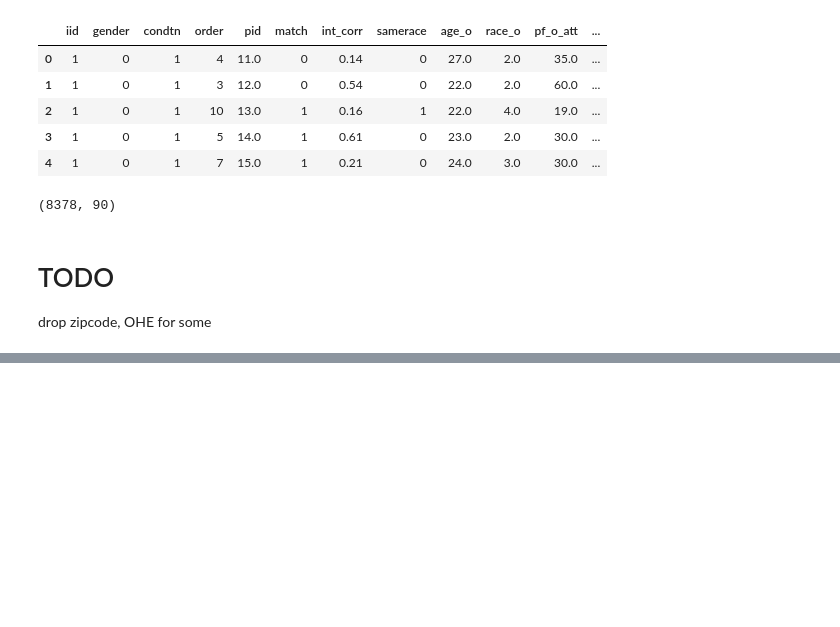
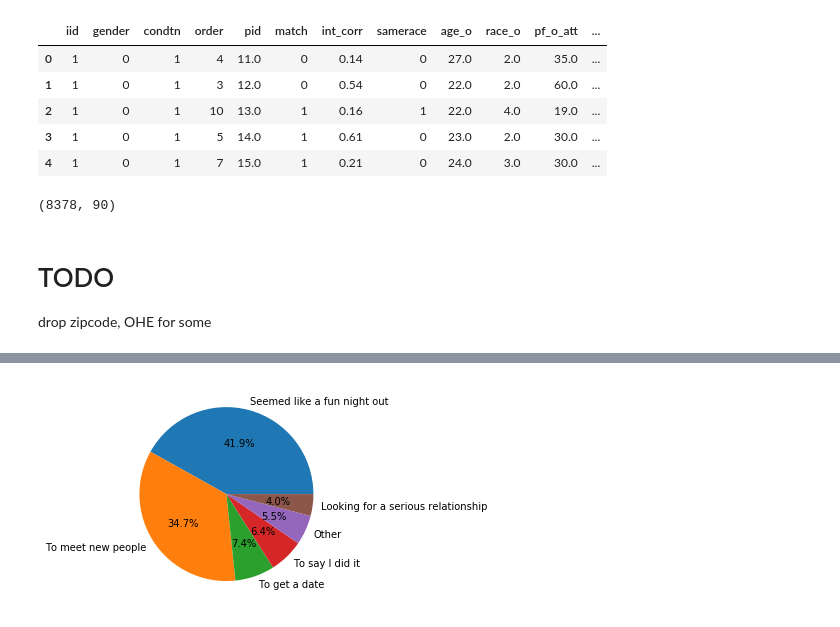
Before and after one commit to dperille/cs363d-f21-project, a Jupyter notebook: project.ipynb, the cells around one changed output, grey strips where cells are left out. Saved outputs shown, nothing was run; the diff lists cells and outputs as text; code cells hidden in the pictures; blank space fills up the shorter version.

```diff
--- a/project.ipynb
+++ b/project.ipynb
@@ -123,0 +146,18 @@ After dropping many features either due to too many missing values or irrelevanc
+# %%
+goal_labels = {
+    1: 'Seemed like a fun night out',
+    2: 'To meet new people',
+    3: 'To get a date',
+    4: 'Looking for a serious relationship',
+    5: 'To say I did it',
+    6: 'Other'
+}
+
+goals = people['goal'].value_counts().index.tolist()
+goals = [goal_labels[g] for g in goals]
+goal_counts = people['goal'].value_counts().to_list()
+
+plt.pie(goal_counts, labels=goals, autopct='%1.1f%%')
+plt.show()
+# %% [output]
+[figure, added]
```
Also changed, not shown: parts of 10 cells of this notebook.
